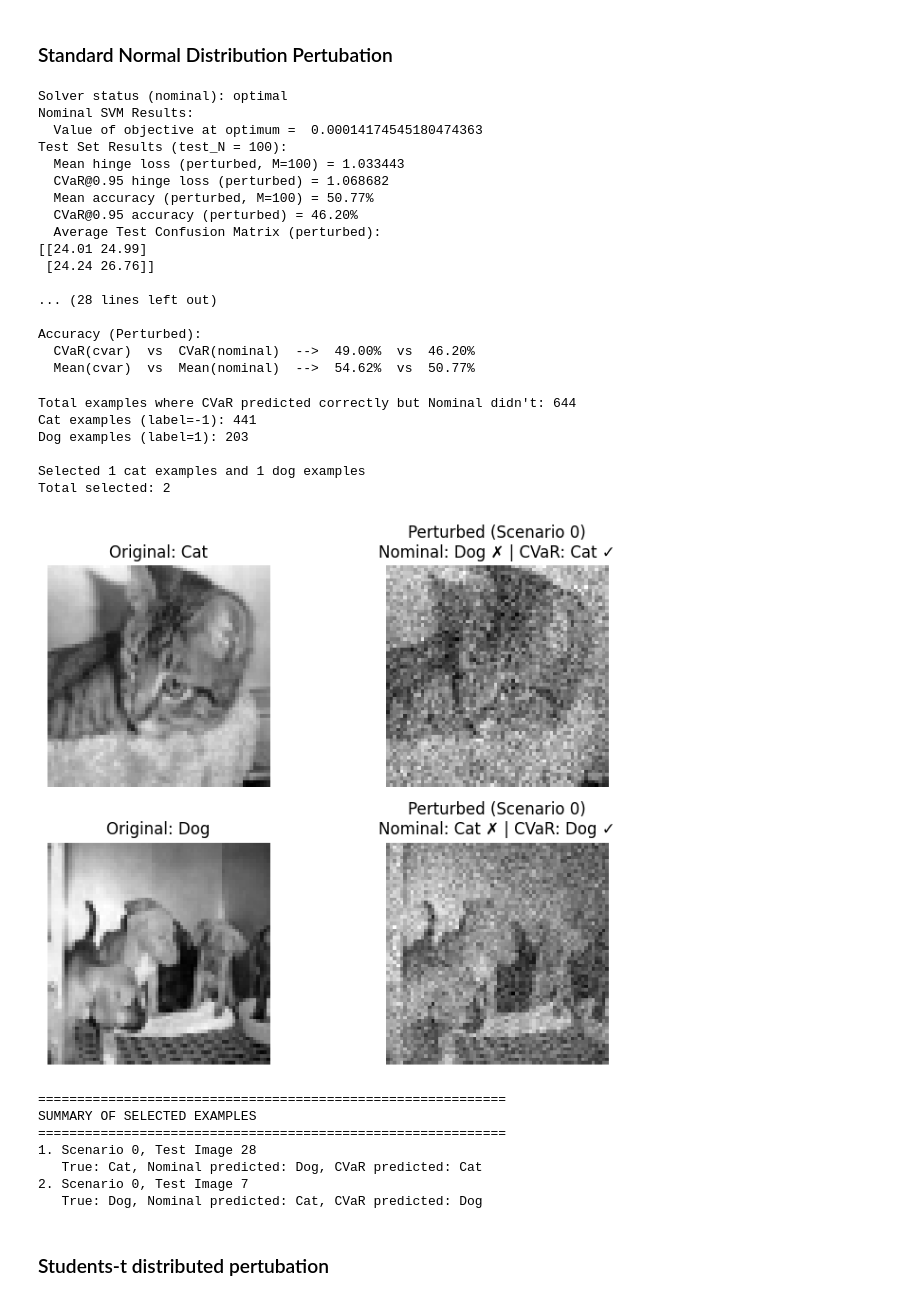
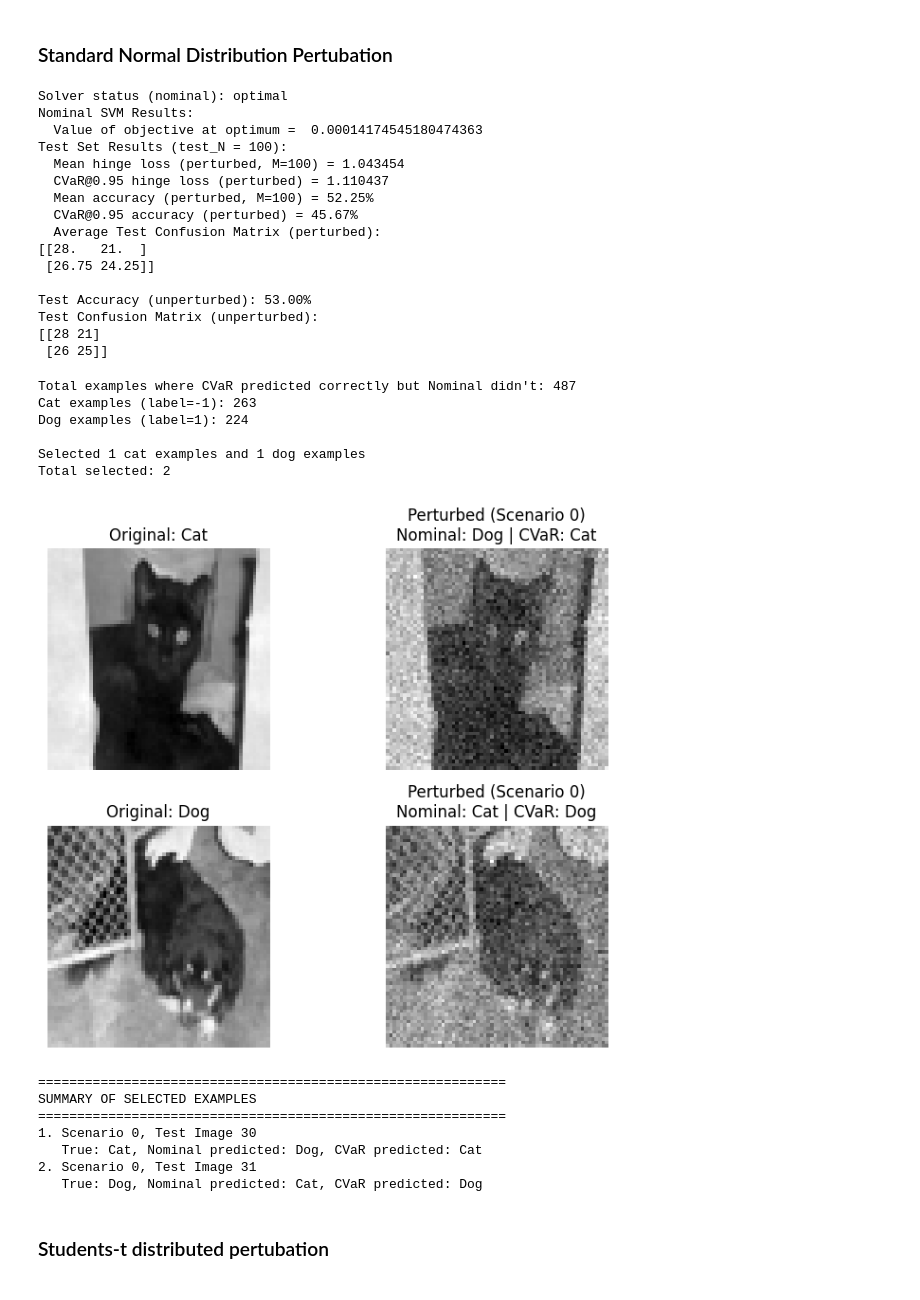
Before and after one commit to rahulk98/Research-Case-Studies_Risk-Averse-Optimization, a Jupyter notebook: Case Study 2 - SVM on Perturbed Cats vs Dogs/cvar_param_svm.ipynb, the cells around one changed output. Drawn from its saved outputs; the diff is of its cells as text; code cells hidden in the pictures.

```diff
--- a/Case Study 2 - SVM on Perturbed Cats vs Dogs/cvar_param_svm.ipynb
+++ b/Case Study 2 - SVM on Perturbed Cats vs Dogs/cvar_param_svm.ipynb
@@ -197,13 +197,13 @@ def cvar_accuracy(x_noisy, y, w, b, alpha, M):
 ## Configurations
 seed = 340
 dimension = 64
-lambda_reg = 1e-3  # Increased from 1e-3 to reduce overfitting!
+lambda_reg = 1e-3
 alpha = 0.95
 grayscale = True
 max_per_class = 100  # Increased from 100 to get more training data
 N = 10 # Number of perturbed training scenarios for CVaR optimization
 M = 100 # Number of perturbed test scenarios for evaluation
-sigma = 0.5 #Standard deviation of noise for perturbed scenarios
+sigma = 0.8 #Standard deviation of noise for perturbed scenarios
 # %%
 ## ============================================================================
 ## DATA LOADING AND PREPROCESSING
@@ -234,7 +234,7 @@ rng = np.random.default_rng(seed)
 x_train_noisy = np.zeros((N, x_train.shape[0], x_train.shape[1]))
 for k in range(N):
     x_train_noisy[k, :, :] = x_train + rng.normal(0, sigma, size=x_train.shape)
-
+rng = np.random.default_rng(seed + 1)
 x_test_noisy = np.zeros((M, x_test.shape[0], x_test.shape[1]))
 for k in range(M):
     x_test_noisy[k, :, :] = x_test + rng.normal(0, sigma, size=x_test.shape)
@@ -346,19 +346,18 @@ Solver status (nominal): optimal
 Nominal SVM Results:
   Value of objective at optimum =  0.00014174545180474363
 Test Set Results (test_N = 100):
-  Mean hinge loss (perturbed, M=100) = 1.033443
-  CVaR@0.95 hinge loss (perturbed) = 1.068682
-  Mean accuracy (perturbed, M=100) = 50.77%
-  CVaR@0.95 accuracy (perturbed) = 46.20%
+  Mean hinge loss (perturbed, M=100) = 1.043454
+  CVaR@0.95 hinge loss (perturbed) = 1.110437
+  Mean accuracy (perturbed, M=100) = 52.25%
+  CVaR@0.95 accuracy (perturbed) = 45.67%
   Average Test Confusion Matrix (perturbed):
-[[24.01 24.99]
- [24.24 26.76]]
+[[28.   21.  ]
+ [26.75 24.25]]
 
-... (28 lines left out)
-
-Accuracy (Perturbed):
-  CVaR(cvar)  vs  CVaR(nominal)  -->  49.00%  vs  46.20%
-  Mean(cvar)  vs  Mean(nominal)  -->  54.62%  vs  50.77%
+Test Accuracy (unperturbed): 53.00%
+Test Confusion Matrix (unperturbed):
+[[28 21]
+ [26 25]]
 # %%
 ## ============================================================================
 ## FIND EXAMPLES WHERE CVaR WINS: Correct predictions where Nominal fails
@@ -426,44 +425,44 @@ if len(selected_examples) > 0:
 
         # Original image
         orig_img = example['original_image'].reshape(dimension, dimension)
         axes[i, 0].imshow(orig_img, cmap='gray')
         axes[i, 0].set_title(f"Original: {true_class}")
         axes[i, 0].axis('off')
 
         # Perturbed image
         pert_img = example['perturbed_image'].reshape(dimension, dimension)
         axes[i, 1].imshow(pert_img, cmap='gray')
-        axes[i, 1].set_title(f"Perturbed (Scenario {example['scenario']})\nNominal: {nom_class} ✗ | CVaR: {cvar_class} ✓")
+        axes[i, 1].set_title(f"Perturbed (Scenario {example['scenario']})\nNominal: {nom_class} | CVaR: {cvar_class}")
         axes[i, 1].axis('off')
 
     plt.tight_layout()
     plt.show()
 
     print("\n" + "="*60)
     print("SUMMARY OF SELECTED EXAMPLES")
     print("="*60)
     for i, ex in enumerate(selected_examples):
         true_class = "Cat" if ex['true_label'] == -1 else "Dog"
         nom_class = "Cat" if ex['nom_pred'] == -1 else "Dog"
         cvar_class = "Cat" if ex['cvar_pred'] == -1 else "Dog"
         print(f"{i+1}. Scenario {ex['scenario']}, Test Image {ex['test_idx']}")
         print(f"   True: {true_class}, Nominal predicted: {nom_class}, CVaR predicted: {cvar_class}")
 else:
     print("\nNo examples found where CVaR wins over Nominal!")
 # %% [output]
-Total examples where CVaR predicted correctly but Nominal didn't: 644
-Cat examples (label=-1): 441
-Dog examples (label=1): 203
+Total examples where CVaR predicted correctly but Nominal didn't: 487
+Cat examples (label=-1): 263
+Dog examples (label=1): 224
 
 Selected 1 cat examples and 1 dog examples
 Total selected: 2
-[figure, old version]
+[figure, new version]
 ============================================================
 SUMMARY OF SELECTED EXAMPLES
 ============================================================
-1. Scenario 0, Test Image 28
+1. Scenario 0, Test Image 30
    True: Cat, Nominal predicted: Dog, CVaR predicted: Cat
-2. Scenario 0, Test Image 7
+2. Scenario 0, Test Image 31
    True: Dog, Nominal predicted: Cat, CVaR predicted: Dog
 # %% [markdown]
 ### Students-t distributed pertubation
```
Also changed, not shown: parts of 1 cell of this notebook, 1 other file.
